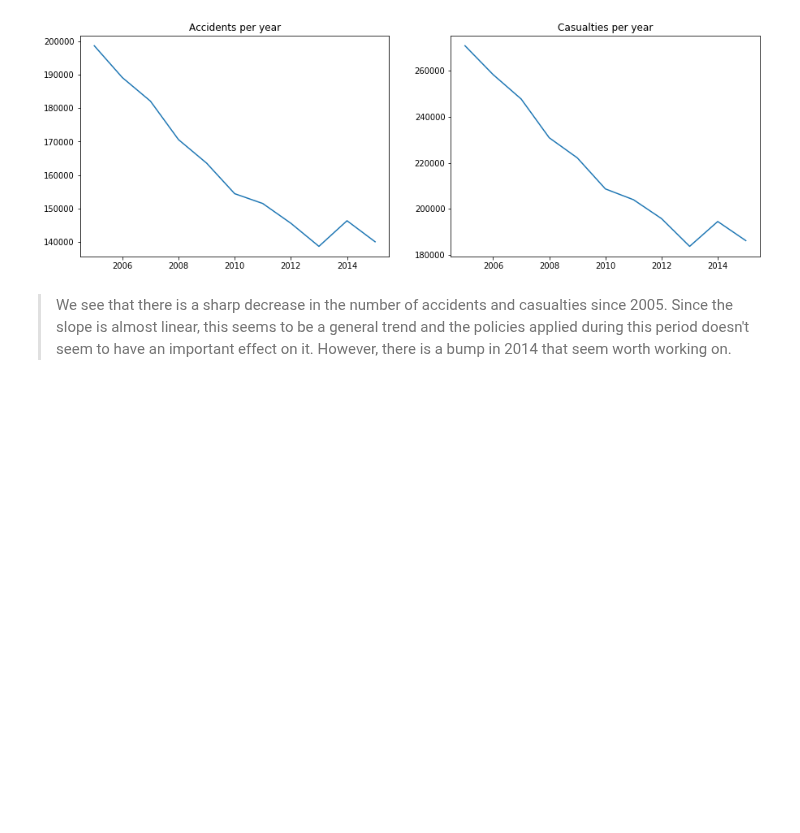
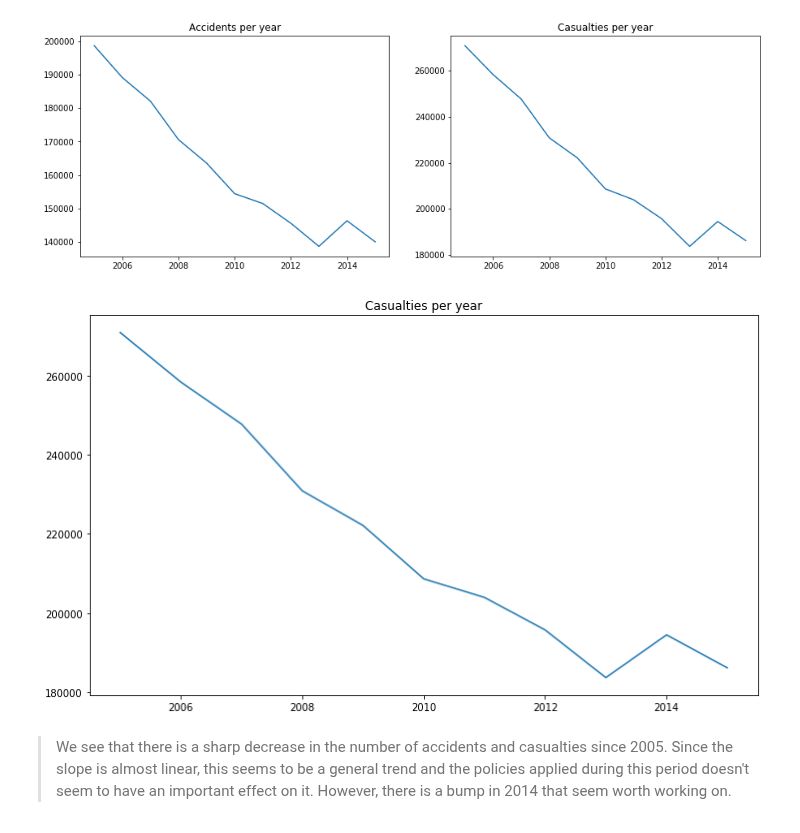
Before and after one commit to Eagleseb/survive-your-commuting, a Jupyter notebook: Milestone2.ipynb, the cells around one changed output. Cells and saved outputs as stored; diff of their text form; code cells hidden in the pictures; blank space fills up the shorter version.

```diff
--- a/Milestone2.ipynb
+++ b/Milestone2.ipynb
@@ -296,6 +291,12 @@ ax2.plot(years, casualties_per_year.groupby('Date').sum().values)
 ax2.set_title("Casualties per year");
 # %% [output]
 [figure]
+# %%
+fig, ax = plt.subplots(1, 1, figsize=(12, 7))
+ax.plot(years, casualties_per_year.groupby('Date').sum().values)
+ax.set_title("Casualties per year");
+# %% [output]
+[figure, added]
 # %% [markdown]
 > We see that there is a sharp decrease in the number of accidents and casualties since 2005. Since the slope is almost linear, this seems to be a general trend and the policies applied during this period doesn't seem to have an important effect on it. However, there is a bump in 2014 that seem worth working on.
 # %%
```
Also changed, not shown: parts of 9 cells of this notebook, 10 other files.
